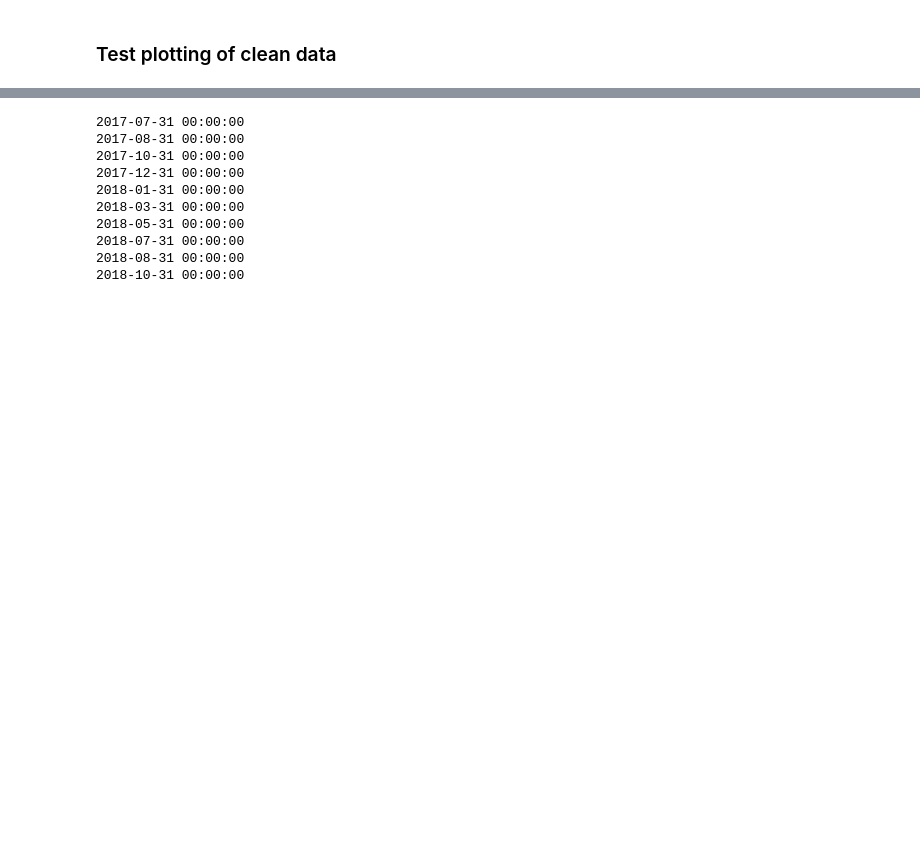
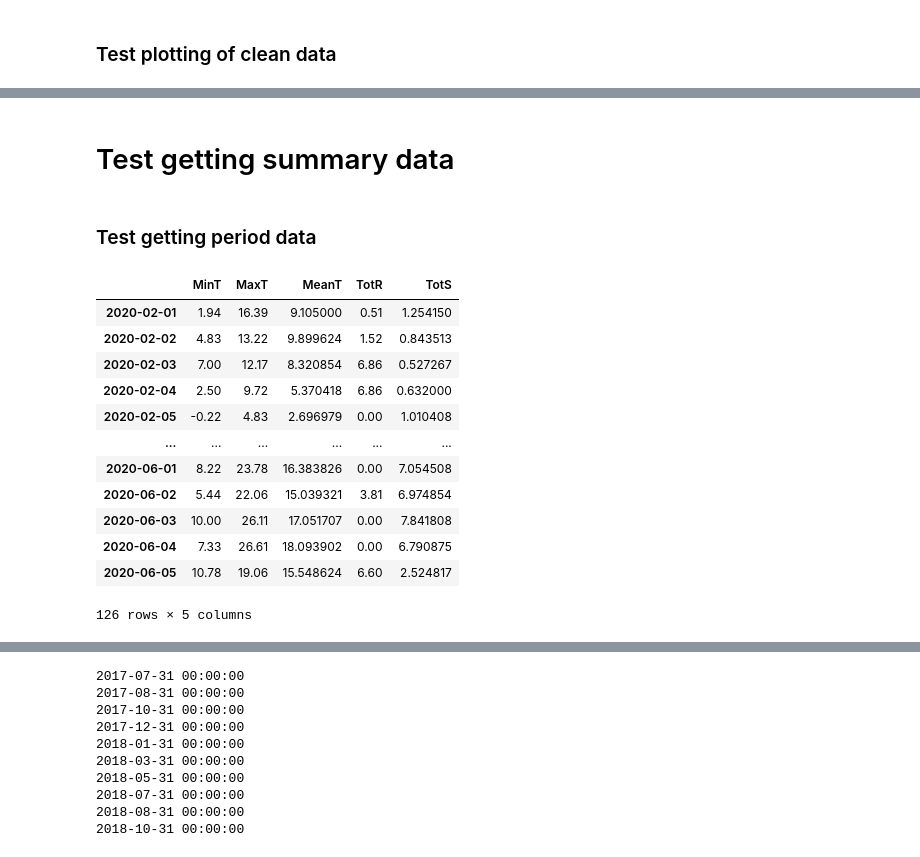
Before and after one commit to hringbauer/wunderground, a Jupyter notebook: area51.ipynb, the cells around one changed output, grey strips where cells are left out. Cells and saved outputs as stored; diff of their text form; code cells hidden in the pictures; blank space fills up the shorter version.

```diff
--- a/area51.ipynb
+++ b/area51.ipynb
@@ -190 +218,3 @@ v_wd.visualize_rain_month(date_month=month)
+# %% [markdown]
+# Test getting summary data
 # %%
@@ -196,0 +229,23 @@ v_wd.visualize_rain_month(date_month=month)
+# %% [markdown]
+### Test getting period data
+# %%
+start_date  = datetime.date(year=2020, month=2, day=1)
+end_date  = datetime.date(year=2020, month=6, day=5)
+
+
+df = sd.give_summary_statistics(start_date, end_date)
+df
+# %% [output]
+|  | MinT | MaxT | MeanT | TotR | TotS |
+| 2020-02-01 | 1.94 | 16.39 | 9.105000 | 0.51 | 1.254150 |
+| 2020-02-02 | 4.83 | 13.22 | 9.899624 | 1.52 | 0.843513 |
+| 2020-02-03 | 7.00 | 12.17 | 8.320854 | 6.86 | 0.527267 |
+| 2020-02-04 | 2.50 | 9.72 | 5.370418 | 6.86 | 0.632000 |
+| 2020-02-05 | -0.22 | 4.83 | 2.696979 | 0.00 | 1.010408 |
+| ... | ... | ... | ... | ... | ... |
+| 2020-06-01 | 8.22 | 23.78 | 16.383826 | 0.00 | 7.054508 |
+| 2020-06-02 | 5.44 | 22.06 | 15.039321 | 3.81 | 6.974854 |
+| 2020-06-03 | 10.00 | 26.11 | 17.051707 | 0.00 | 7.841808 |
+| 2020-06-04 | 7.33 | 26.61 | 18.093902 | 0.00 | 6.790875 |
+| 2020-06-05 | 10.78 | 19.06 | 15.548624 | 6.60 | 2.524817 |
+126 rows × 5 columns
```
Also changed, not shown: parts of 20 cells of this notebook, 19 other files.
